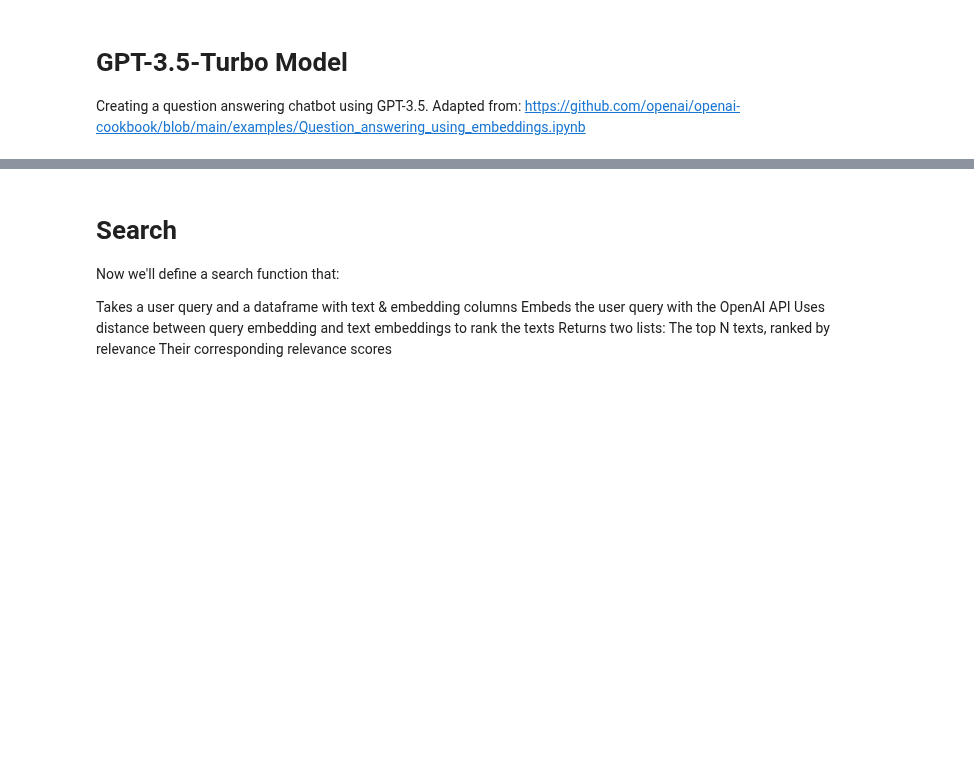
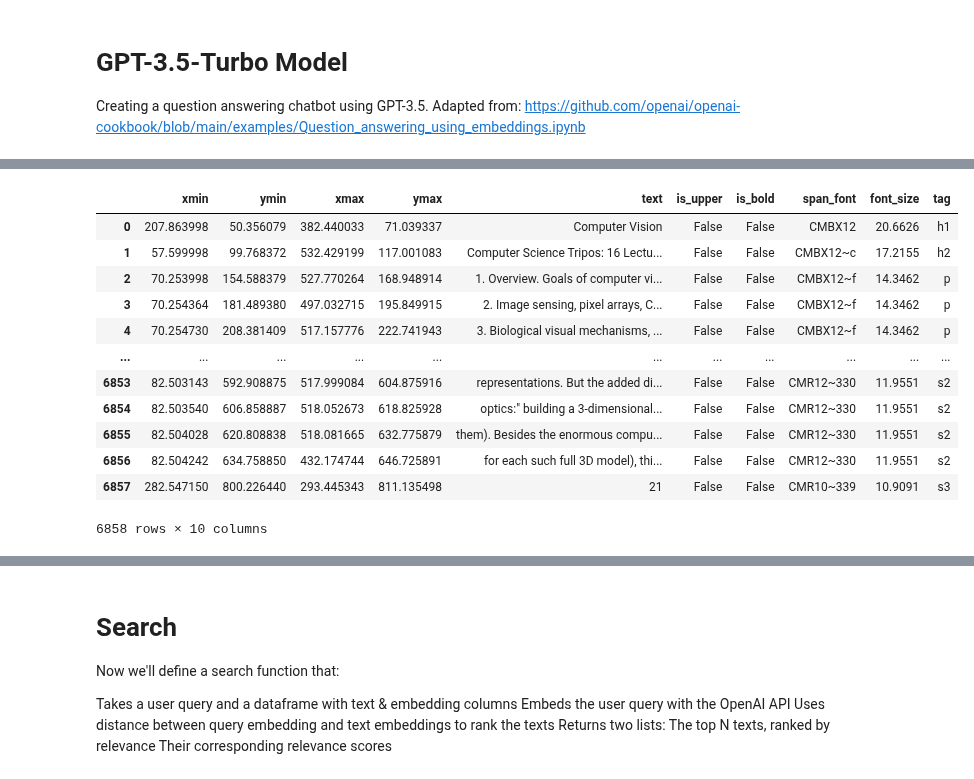
Before and after one commit to pointonjoel/MSc-Diss, a Jupyter notebook: code/main.ipynb, the cells around one changed output, grey strips where cells are left out. Saved outputs shown, nothing was run; the diff lists cells and outputs as text; code cells hidden in the pictures; blank space fills up the shorter version.

```diff
--- a/code/main.ipynb
+++ b/code/main.ipynb
@@ -80,0 +256,21 @@ natural world\redintoothandclaw,"sincesurviv aldependsonit.)
+# %%
+span_scores = []
+span_num_occur = {}
+special = '[(_:/,#%\=@)]'
+for index, span_row in span_df.iterrows():
+    score = round(span_row.font_size)
+    text = span_row.text
+    if not re.search(special, text):
+        if span_row.is_bold:
+            score +=1
+        if span_row.is_upper:
+            score +=1
+    span_scores.append(score)
+# %%
+# import numpy as np
+values, counts = np.unique(span_scores, return_counts=True)
+style_dict = {}
+
+for value, count in zip(values, counts):
+    style_dict[value] = count
+sorted(style_dict.items(), key=lambda x: x[1])
@@ -80,0 +291,14 @@ natural world\redintoothandclaw,"sincesurviv aldependsonit.)
+# %%
+p_size = max(style_dict, key=style_dict.get)
+idx = 0
+tag = {}
+
+for size in sorted(values, reverse = True):
+    idx += 1
+    if size == p_size:
+        idx = 0
+        tag[size] = 'p'
+    if size > p_size:
+        tag[size] = 'h{0}'.format(idx)
+    if size < p_size:
+        tag[size] = 's{0}'.format(idx)
@@ -80,0 +321,19 @@ natural world\redintoothandclaw,"sincesurviv aldependsonit.)
+# %%
+span_tags = [tag[score] for score in span_scores]
+
+span_df['tag'] = span_tags
+span_df = span_df.loc[span_df['tag'].str.startswith('s')]
+# %% [output]
+|  | xmin | ymin | xmax | ymax | text | is_upper | is_bold | span_font | font_size | tag |
+| 0 | 207.863998 | 50.356079 | 382.440033 | 71.039337 | Computer Vision | False | False | CMBX12 | 20.6626 | h1 |
+| 1 | 57.599998 | 99.768372 | 532.429199 | 117.001083 | Computer Science Tripos: 16 Lectu... | False | False | CMBX12~c | 17.2155 | h2 |
+| 2 | 70.253998 | 154.588379 | 527.770264 | 168.948914 | 1. Overview. Goals of computer vi... | False | False | CMBX12~f | 14.3462 | p |
+| 3 | 70.254364 | 181.489380 | 497.032715 | 195.849915 | 2. Image sensing, pixel arrays, C... | False | False | CMBX12~f | 14.3462 | p |
+| 4 | 70.254730 | 208.381409 | 517.157776 | 222.741943 | 3. Biological visual mechanisms, ... | False | False | CMBX12~f | 14.3462 | p |
+| ... | ... | ... | ... | ... | ... | ... | ... | ... | ... | ... |
+| 6853 | 82.503143 | 592.908875 | 517.999084 | 604.875916 | representations. But the added di... | False | False | CMR12~330 | 11.9551 | s2 |
+| 6854 | 82.503540 | 606.858887 | 518.052673 | 618.825928 | optics:" building a 3-dimensional... | False | False | CMR12~330 | 11.9551 | s2 |
+| 6855 | 82.504028 | 620.808838 | 518.081665 | 632.775879 | them). Besides the enormous compu... | False | False | CMR12~330 | 11.9551 | s2 |
+| 6856 | 82.504242 | 634.758850 | 432.174744 | 646.725891 | for each such full 3D model), thi... | False | False | CMR12~330 | 11.9551 | s2 |
+| 6857 | 282.547150 | 800.226440 | 293.445343 | 811.135498 | 21 | False | False | CMR10~339 | 10.9091 | s3 |
+6858 rows × 10 columns
```
Also changed, not shown: parts of 13 cells of this notebook, 5 other files.
